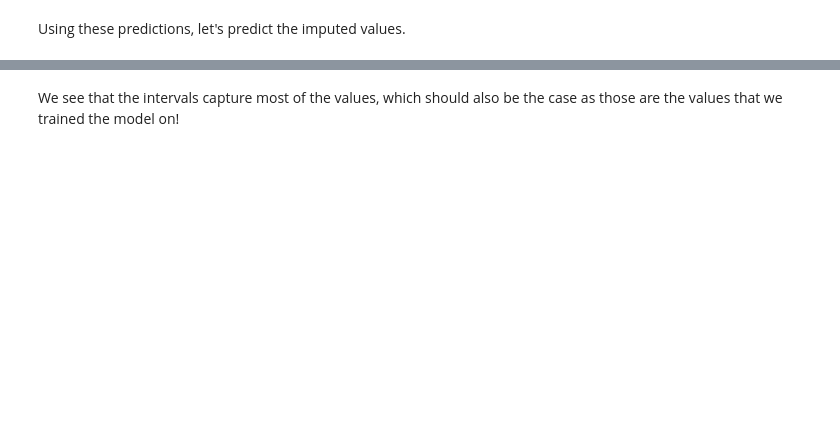
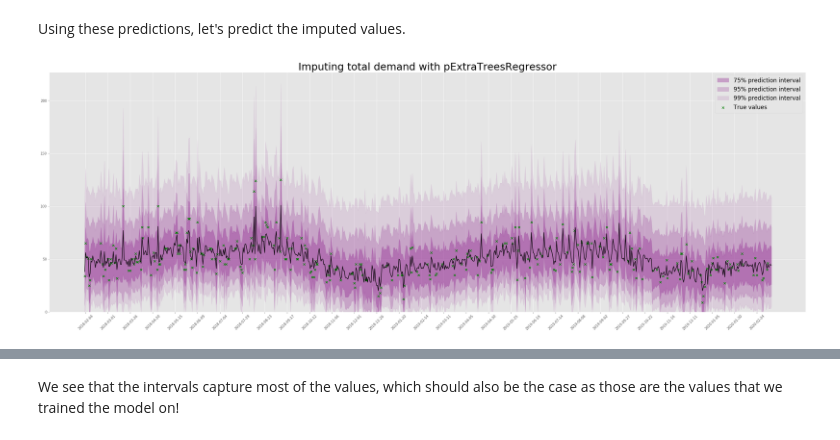
Before and after one commit to souper-streetwise/predictive-model, a Jupyter notebook: src/data_analysis.ipynb, the cells around one changed output, grey strips where cells are left out. Saved outputs shown, nothing was run; the diff lists cells and outputs as text; code cells hidden in the pictures; blank space fills up the shorter version.

```diff
--- a/src/data_analysis.ipynb
+++ b/src/data_analysis.ipynb
@@ -138,8 +183,8 @@ These are all implemented in the `predict` method of the `pExtraTreesRegressor`
 # %% [markdown]
 We now visualise the performance of the choice of model. We do this by restricting ourselves to a shorter period, and thereby also restricting the number of training samples, and then attempt to predict the following period. We choose here to show the 50%, 80%, 95% and 99% prediction intervals.
 # %%
-alphas = [0.5, .8, .95, .99]
-opacities = np.linspace(0.1, 0.4, len(alphas))
+alphas = [.75, .95, .99]
+opacities = np.linspace(0.1, 0.3, len(alphas))
 # %%
 def viz_model(cutoff_date = '2019-11-04'):
     train_idxs = [idx for idx, date in zip(df.index, df.date) if earlier_than(date, cutoff_date)]
@@ -226,22 +318,26 @@ Using these predictions, let's predict the imputed values.
 # %%
 fig = plt.figure(figsize = (40, 13))
 
 for idx, alpha in enumerate(alphas):
     plt.fill_between(pred_df.date,
                      pred_df[round(100 * (1 - alpha) / 2, 1)],
                      pred_df[round(100 * ((1 - alpha) / 2 + alpha), 1)],
                      figure = fig,
                      color = 'purple',
                      alpha = opacities[-(idx + 1)],
                      label = f'{int(round(alpha * 100))}% prediction interval'
                      )
 plt.scatter(df.date, df.total, color = 'green', marker = 'x', label = 'True values')
+plt.plot(pred_df.date, pred_df.prediction, color = 'black')
 plt.xticks(range(1, len(pred_df.index), 25),
            pred_df.date[list(range(1, len(pred_df.index), 25))],
            rotation = 45)
 plt.legend(fontsize = 17)
+plt.ylim(bottom = 0)
 plt.title(f'Imputing total demand with {type(model).__name__}', fontsize = 30)
 plt.show()
+# %% [output]
+[figure, added]
 # %%
 for alpha in alphas:
     upper_val = round(100 * (1 + alpha) / 2, 1)
```
Also changed, not shown: parts of 22 cells of this notebook, 3 other files.
